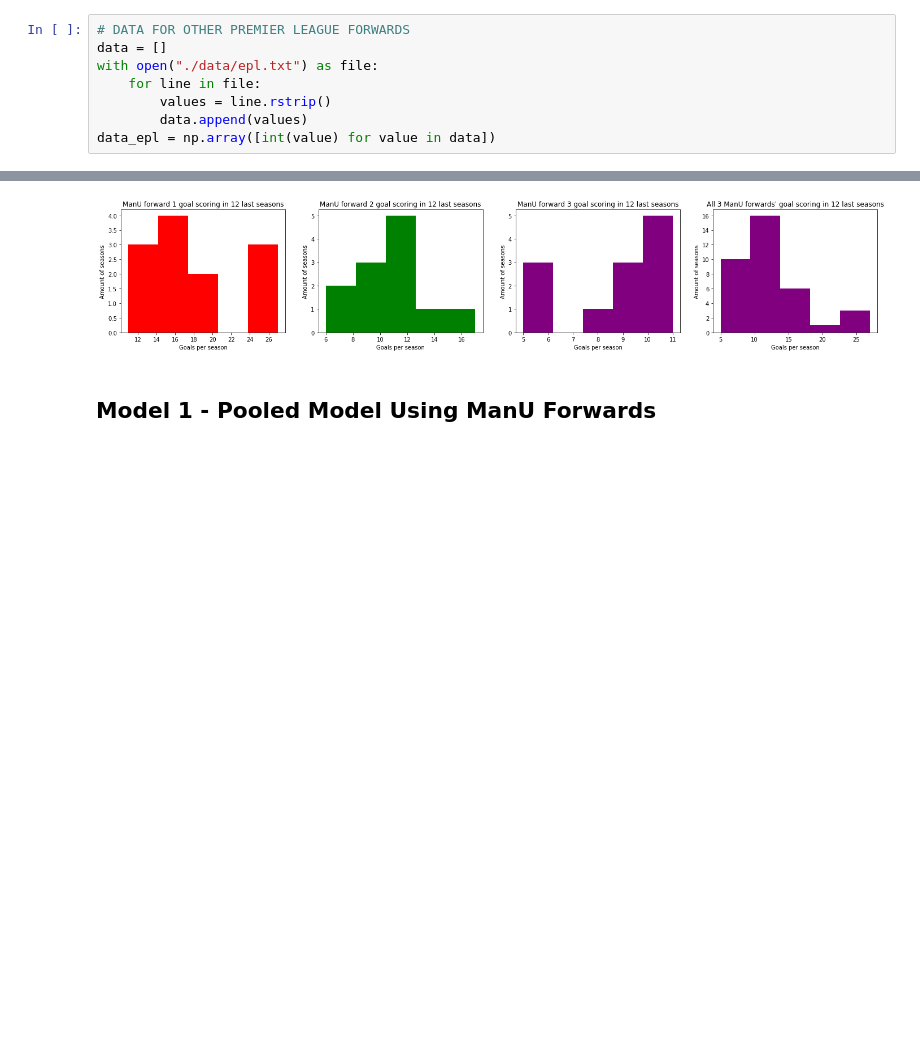
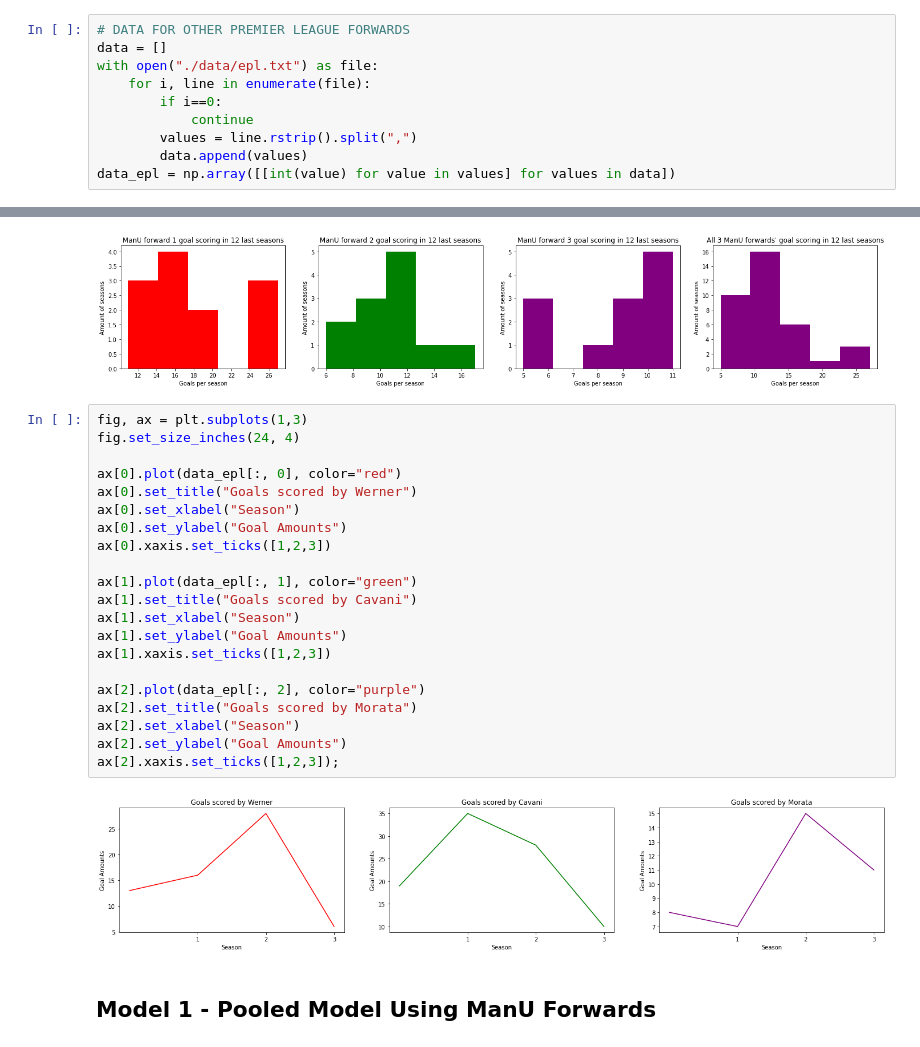
Before and after one commit to shiftleino/bayesian-premier, a Jupyter notebook: analysis.ipynb, the cells around one changed output, grey strips where cells are left out. Drawn from its saved outputs; the diff is of its cells as text; blank space fills up the shorter version.

Commit message:
Added epl data, description and plots

```diff
--- a/analysis.ipynb
+++ b/analysis.ipynb
@@ -77,10 +75,12 @@ data_manu = np.array([[int(value) for value in values] for values in data])
 # DATA FOR OTHER PREMIER LEAGUE FORWARDS
 data = []
 with open("./data/epl.txt") as file:
-    for line in file:
-        values = line.rstrip()
+    for i, line in enumerate(file):
+        if i==0:
+            continue
+        values = line.rstrip().split(",")
         data.append(values)
-data_epl = np.array([int(value) for value in data])
+data_epl = np.array([[int(value) for value in values] for values in data])
 # %% [markdown]
 We can also plot the data before we start to predict, so that we have some idea on what we are talking about.
 # %%
@@ -116,6 +116,29 @@ ax[3].set_xlabel("Goals per season")
 ax[3].set_ylabel("Amount of seasons");
 # %% [output]
 [figure]
+# %%
+fig, ax = plt.subplots(1,3)
+fig.set_size_inches(24, 4)
+
+ax[0].plot(data_epl[:, 0], color="red")
+ax[0].set_title("Goals scored by Werner")
+ax[0].set_xlabel("Season")
+ax[0].set_ylabel("Goal Amounts")
+ax[0].xaxis.set_ticks([1,2,3])
+
+ax[1].plot(data_epl[:, 1], color="green")
+ax[1].set_title("Goals scored by Cavani")
+ax[1].set_xlabel("Season")
+ax[1].set_ylabel("Goal Amounts")
+ax[1].xaxis.set_ticks([1,2,3])
+
+ax[2].plot(data_epl[:, 2], color="purple")
+ax[2].set_title("Goals scored by Morata")
+ax[2].set_xlabel("Season")
+ax[2].set_ylabel("Goal Amounts")
+ax[2].xaxis.set_ticks([1,2,3]);
+# %% [output]
+[figure, added]
 # %% [markdown]
 ## Model 1 - Pooled Model Using ManU Forwards
 # %% [markdown]
```
Also changed, not shown: parts of 2 cells of this notebook, 1 other file.
